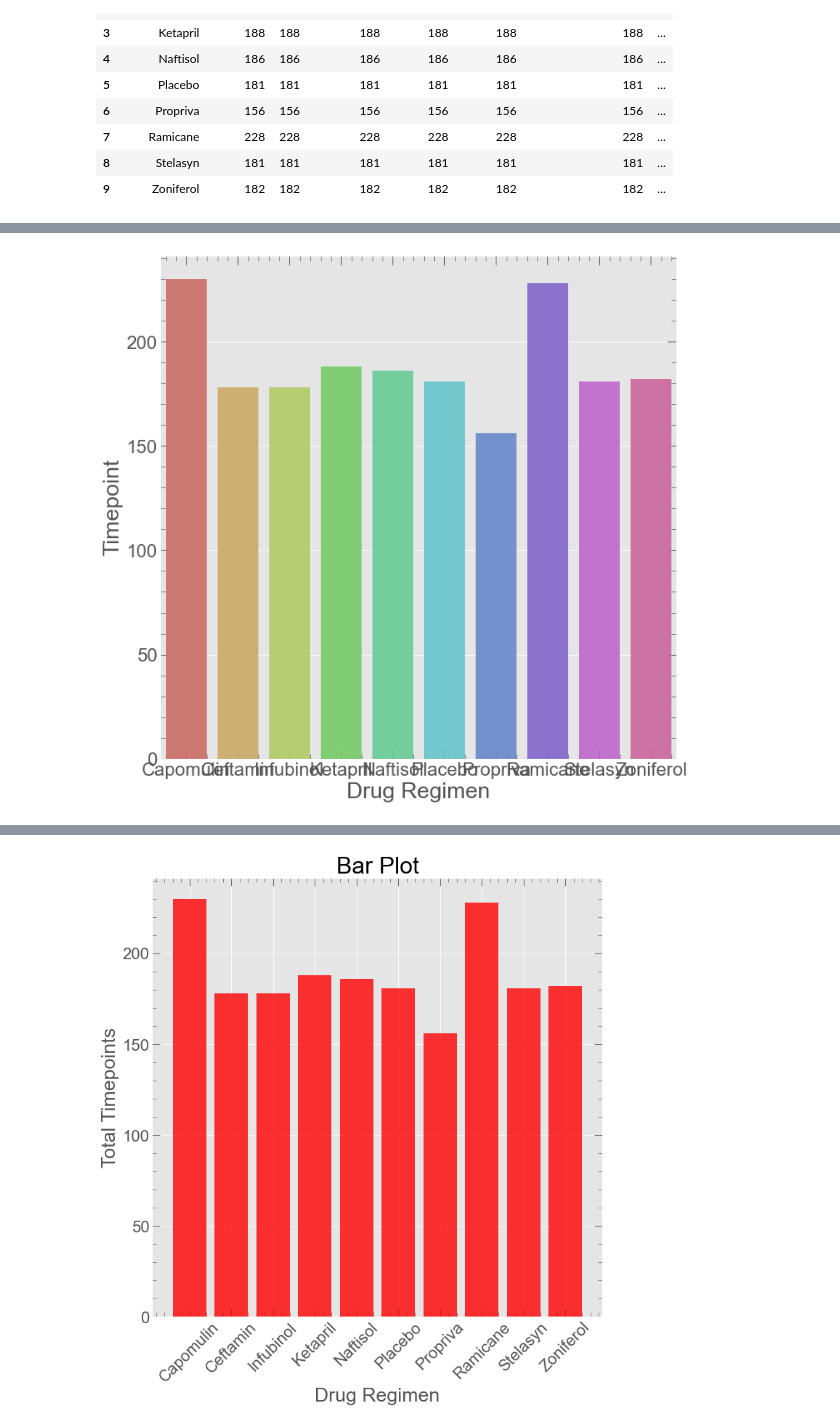
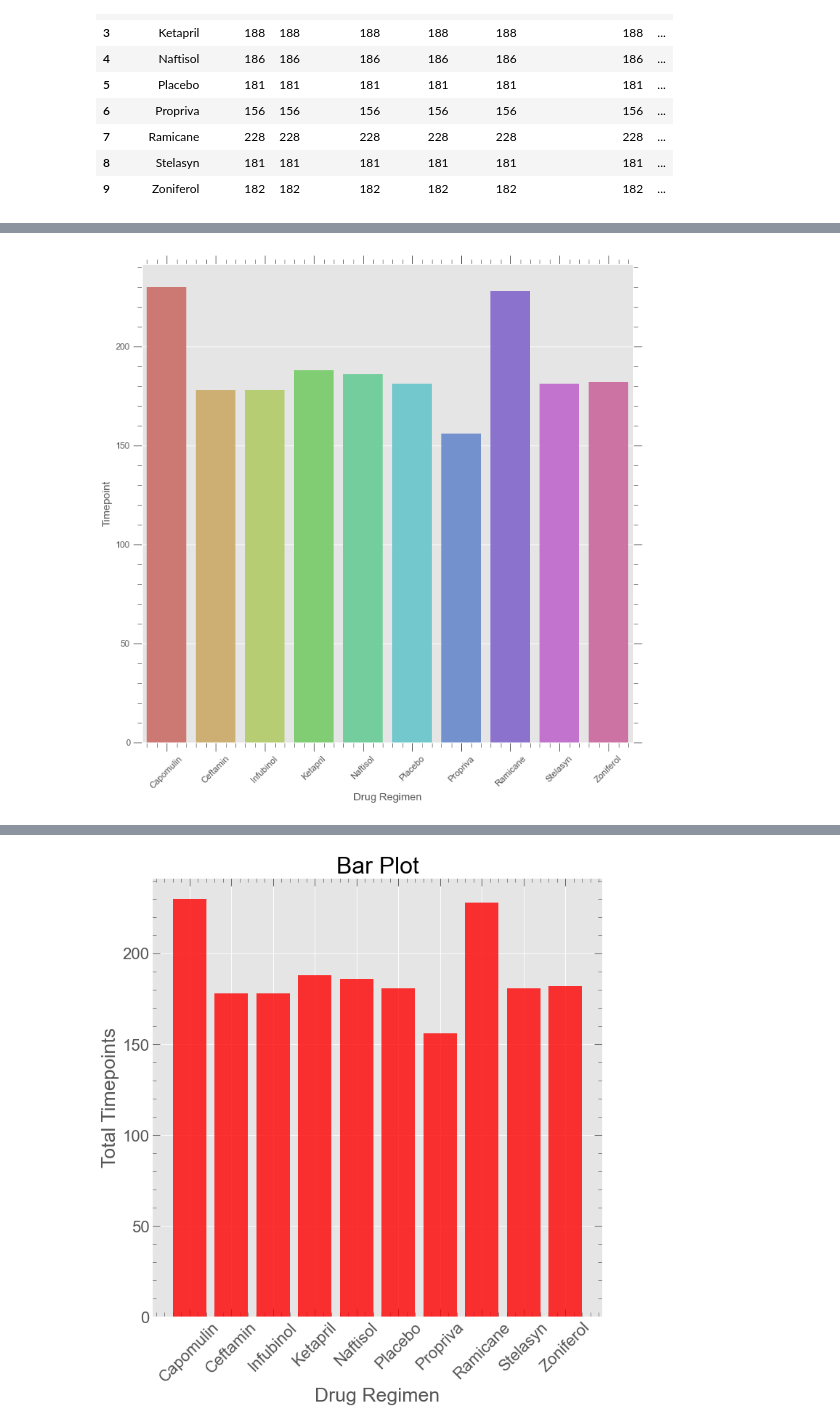
Before and after one commit to pandeysudip/Pharmaceutical-Data-Visulization, a Jupyter notebook: pymaceutical.ipynb, the cells around one changed output, grey strips where cells are left out. Cells and saved outputs as stored; diff of their text form; code cells hidden in the pictures.

Commit message:
adding statistical plots

```diff
--- a/pymaceutical.ipynb
+++ b/pymaceutical.ipynb
@@ -383,10 +397,11 @@ plt.show()
 # %%
 fig, ax=plt.subplots(figsize=(10,10))
 sns.barplot(x='Drug Regimen', y='Timepoint',
             data=df_time, alpha=0.9, palette = 'hls',ax=ax)
+ax.set_xticklabels(ax.get_xticklabels(), rotation=45)
 plt.show()
 # %% [output]
-[figure, old version]
+[figure, new version]
 # %%
 fig, ax=plt.subplots(figsize=(10,10))
 sns.barplot(x='Drug Regimen', y='Timepoint',
```
Also changed, not shown: parts of 22 cells of this notebook.
